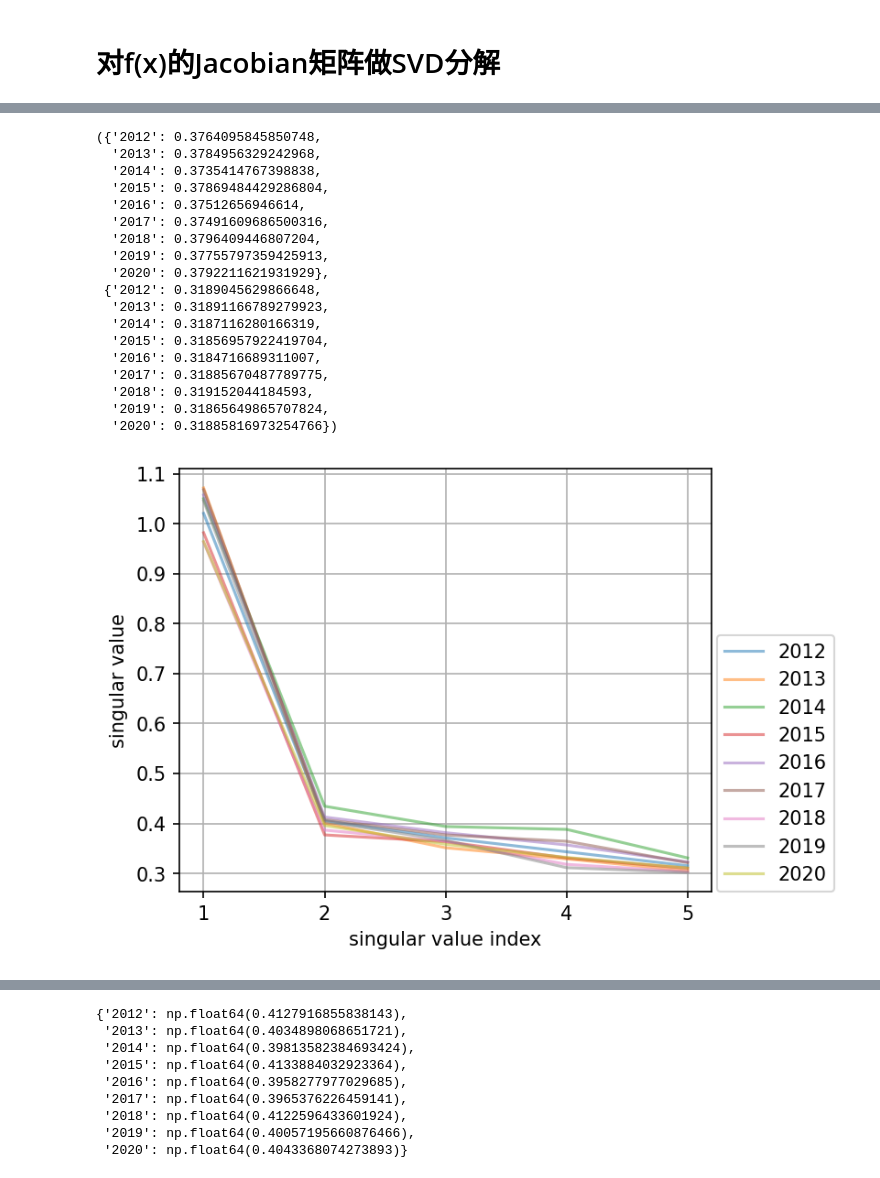
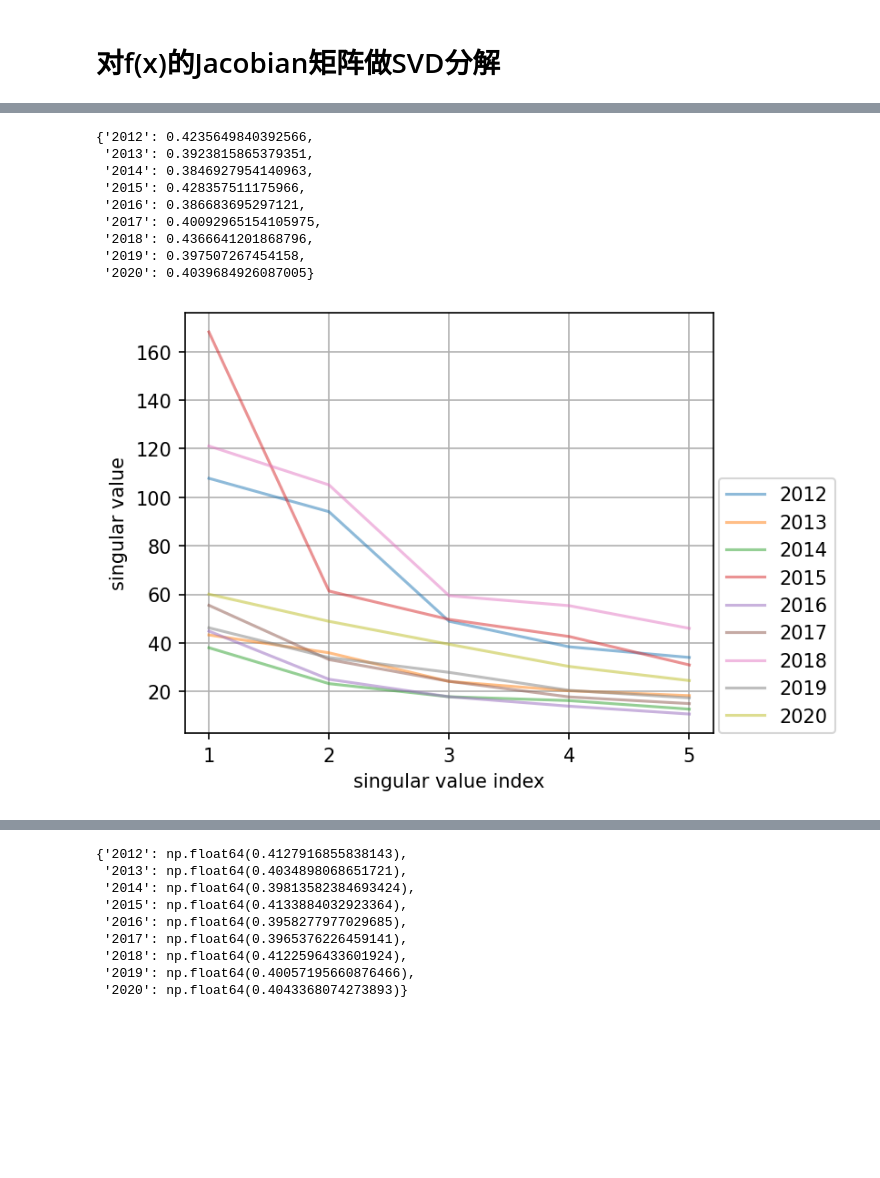
Before and after one commit to Matthew-ymz/Time-series-forecasting-for-causal-emergence, a Jupyter notebook: postprocessing/jacobian_svd.ipynb, the cells around one changed output, grey strips where cells are left out. Drawn from its saved outputs; the diff is of its cells as text; code cells hidden in the pictures; blank space fills up the shorter version.

```diff
--- a/postprocessing/jacobian_svd.ipynb
+++ b/postprocessing/jacobian_svd.ipynb
@@ -76,29 +110,20 @@ def plot_singular_cum(test_id_first, seeds = 1, length=1, window=5, sigmas=True)
 # %%
-test_id = 'nn_forecast_data_mean_996_37_NN_cov_QBO_ftM_sl12_pl12_dm512_nh8_el2_dl1_df2048_fc1_floc1_ebtimeF_dtTrue_Exp_'
+test_id = 'long_term_forecast_data_mean_996_37_iTransformer_QBO_ftM_sl12_pl12_dm512_nh8_el4_dl1_df512_fc3_floc0_ebtimeF_dtTrue_Exp_'
 test_id0 = 'nn_forecast_data_mean_996_37_NN_QBO_ftM_sl12_pl12_dm256_nh8_el2_dl1_df2048_fc1_floc1_ebtimeF_dtTrue_Exp_'
 #test_id = "nn_forecast_data_mean_996_37_NN_QBO_ftM_sl12_pl12_dm256_nh8_el2_dl1_df2048_fc1_floc1_ebtimeF_dtTrue_Exp_"
 plot_singular(test_id, seeds = 1, length=12, window=5, sigmas=False)
-plot_singular(test_id0, seeds = 1, length=12, window=5, sigmas=False)
+#plot_singular(test_id0, seeds = 1, length=12, window=5, sigmas=False)
 gn_dic = plot_singular_cum(test_id, seeds=1, length=12, window=444, sigmas=False)
-gn_dic0 = plot_singular_cum(test_id0, seeds=1, length=12, window=444, sigmas=False)
-gn_dic, gn_dic0
+#gn_dic0 = plot_singular_cum(test_id0, seeds=1, length=12, window=444, sigmas=False)
+gn_dic
 # %% [output]
-({'2012': 0.3764095845850748,
-  '2013': 0.3784956329242968,
-  '2014': 0.3735414767398838,
-  '2015': 0.37869484429286804,
-  '2016': 0.37512656946614,
-  '2017': 0.37491609686500316,
-  '2018': 0.3796409446807204,
-  '2019': 0.37755797359425913,
-  '2020': 0.3792211621931929},
- {'2012': 0.3189045629866648,
-  '2013': 0.31891166789279923,
-  '2014': 0.3187116280166319,
-  '2015': 0.31856957922419704,
-  '2016': 0.3184716689311007,
-  '2017': 0.31885670487789775,
-  '2018': 0.319152044184593,
-  '2019': 0.31865649865707824,
-  '2020': 0.31885816973254766})
+{'2012': 0.4235649840392566,
+ '2013': 0.3923815865379351,
+ '2014': 0.3846927954140963,
+ '2015': 0.428357511175966,
+ '2016': 0.386683695297121,
+ '2017': 0.40092965154105975,
+ '2018': 0.4366641201868796,
+ '2019': 0.397507267454158,
+ '2020': 0.4039684926087005}
-[figure, old version]
+[figure, new version]
```
Also changed, not shown: parts of 3 cells of this notebook, 7 other files.
